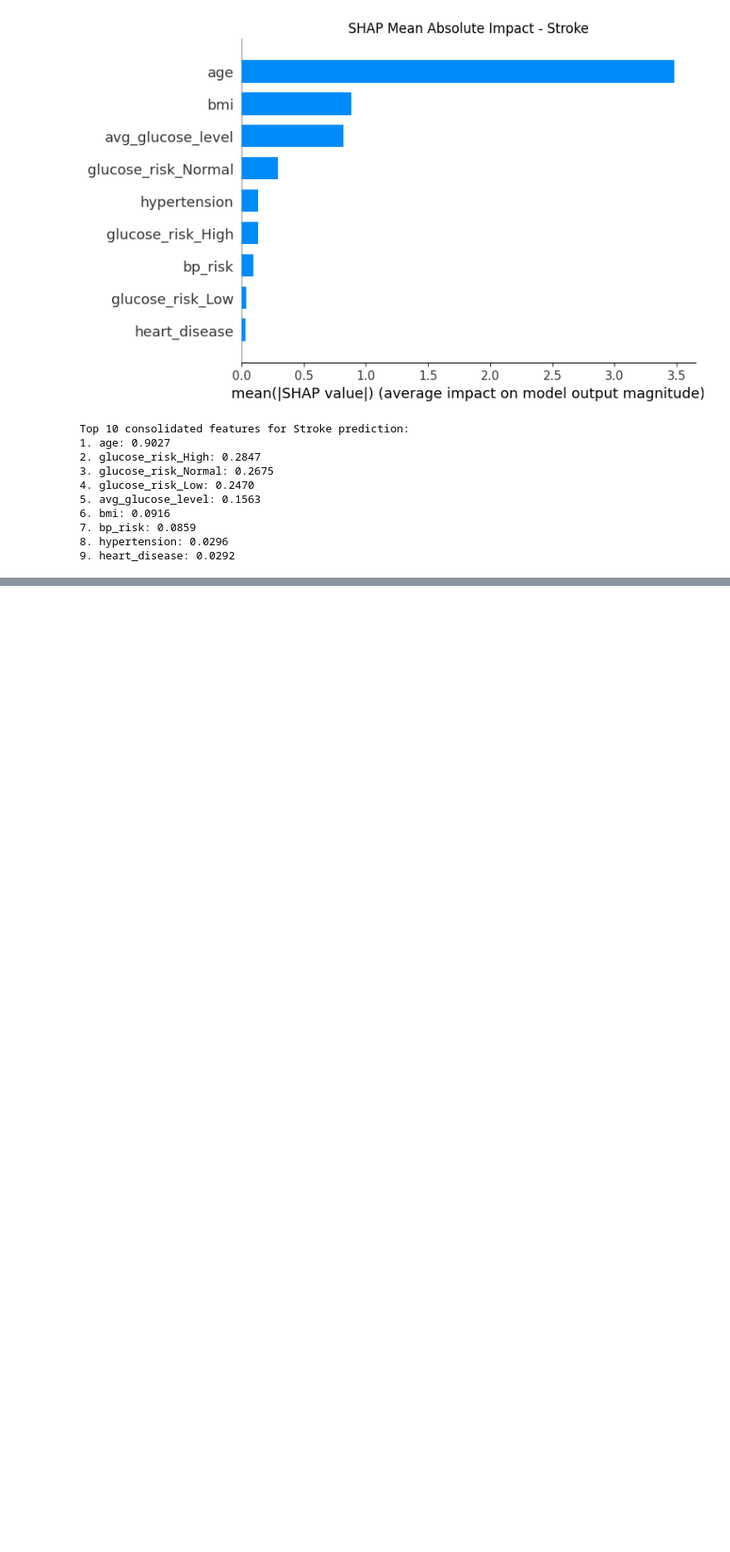
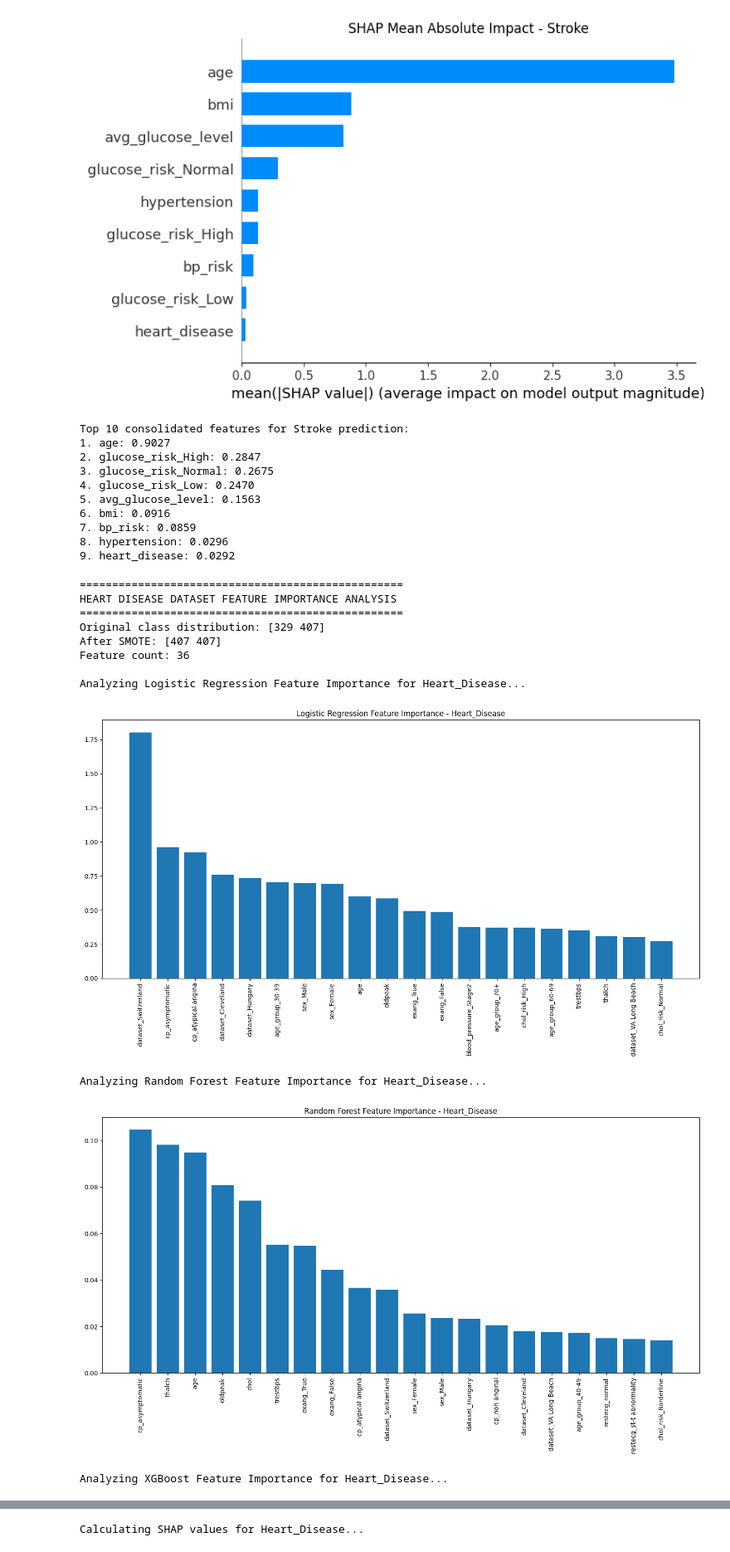
Before and after one commit to TiffanyPanchum/COMP-3608---PROJECT, a Jupyter notebook: notebooks/Feature_Analysis.ipynb, the cells around one changed output, grey strips where cells are left out. Shown at 83% size. Cells and saved outputs as stored; diff of their text form; code cells hidden in the pictures; blank space fills up the shorter version.

Commit message:
Performing feature analysis on Heart Disease

```diff
--- a/notebooks/Feature_Analysis.ipynb
+++ b/notebooks/Feature_Analysis.ipynb
@@ -435,3 +435,52 @@ Top 10 consolidated features for Stroke prediction:
 7. bp_risk: 0.0859
 8. hypertension: 0.0296
 9. heart_disease: 0.0292
+# %%
+# HEART DISEASE FEATURE IMPORTANCE ANALYSIS
+print("\n" + "="*50)
+print("HEART DISEASE DATASET FEATURE IMPORTANCE ANALYSIS")
+print("="*50)
+
+# Convert 'num' to a binary classification problem if it's not already binary
+if heart_df['num'].nunique() > 2:
+    # Assuming values > 0 indicate presence of heart disease
+    heart_df['heart_disease'] = (heart_df['num'] > 0).astype(int)
+    target_column = 'heart_disease'
+else:
+    target_column = 'num'
+    print("\nTarget is already binary, using as is")
+
+# Define heart disease dataset columns
+heart_cat_cols = ['sex', 'cp', 'fbs', 'restecg', 'exang', 'age_group', 'blood_pressure', 'chol_risk', 'dataset']
+heart_num_cols = [col for col in heart_df.columns if col not in heart_cat_cols + [target_column, 'num', 'id']]
+
+# Prepare data for heart disease analysis
+heart_data = prepare_data(
+    heart_df, target_column,
+    categorical_cols=heart_cat_cols,
+    numerical_cols=heart_num_cols
+)
+
+(X_train_heart, X_test_heart, X_train_proc_heart, X_test_proc_heart,
+ X_train_smote_heart, y_train_smote_heart,
+ y_train_heart, y_test_heart, heart_features, _) = heart_data
+
+# Analyze feature importance for heart disease
+heart_results, heart_sorted_imp, heart_shap = analyze_feature_importance(
+    X_train_smote_heart, y_train_smote_heart,
+    X_test_proc_heart, y_test_heart,
+    heart_features, "Heart_Disease"
+)
+# %% [output]
+==================================================
+HEART DISEASE DATASET FEATURE IMPORTANCE ANALYSIS
+==================================================
+Original class distribution: [329 407]
+After SMOTE: [407 407]
+Feature count: 36
+
+Analyzing Logistic Regression Feature Importance for Heart_Disease...
+[figure, added]
+Analyzing Random Forest Feature Importance for Heart_Disease...
+[figure, added]
+Analyzing XGBoost Feature Importance for Heart_Disease...
@@ -437,0 +488 @@ Top 10 consolidated features for Stroke prediction:
+Calculating SHAP values for Heart_Disease...
```
Also changed, not shown: parts of 3 cells of this notebook, 8 other files.
